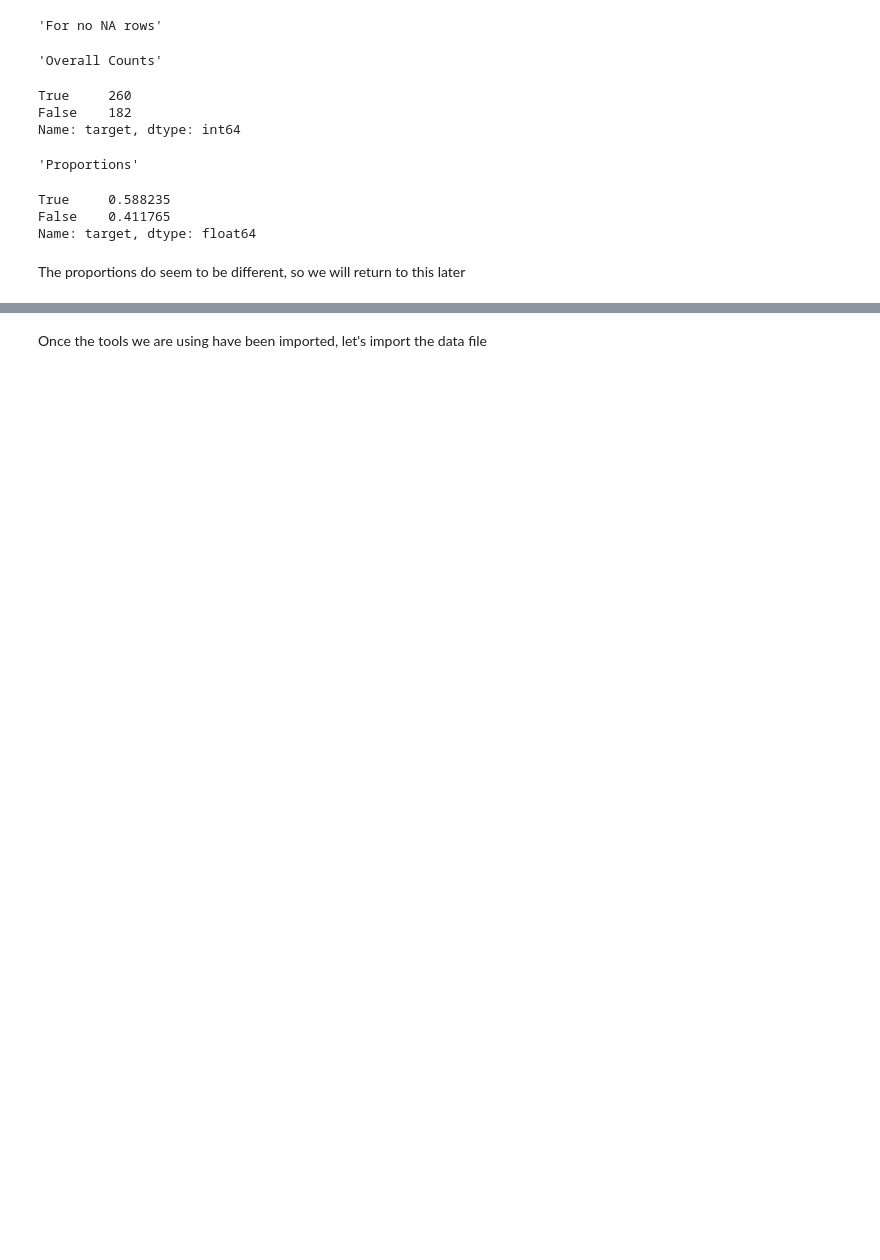
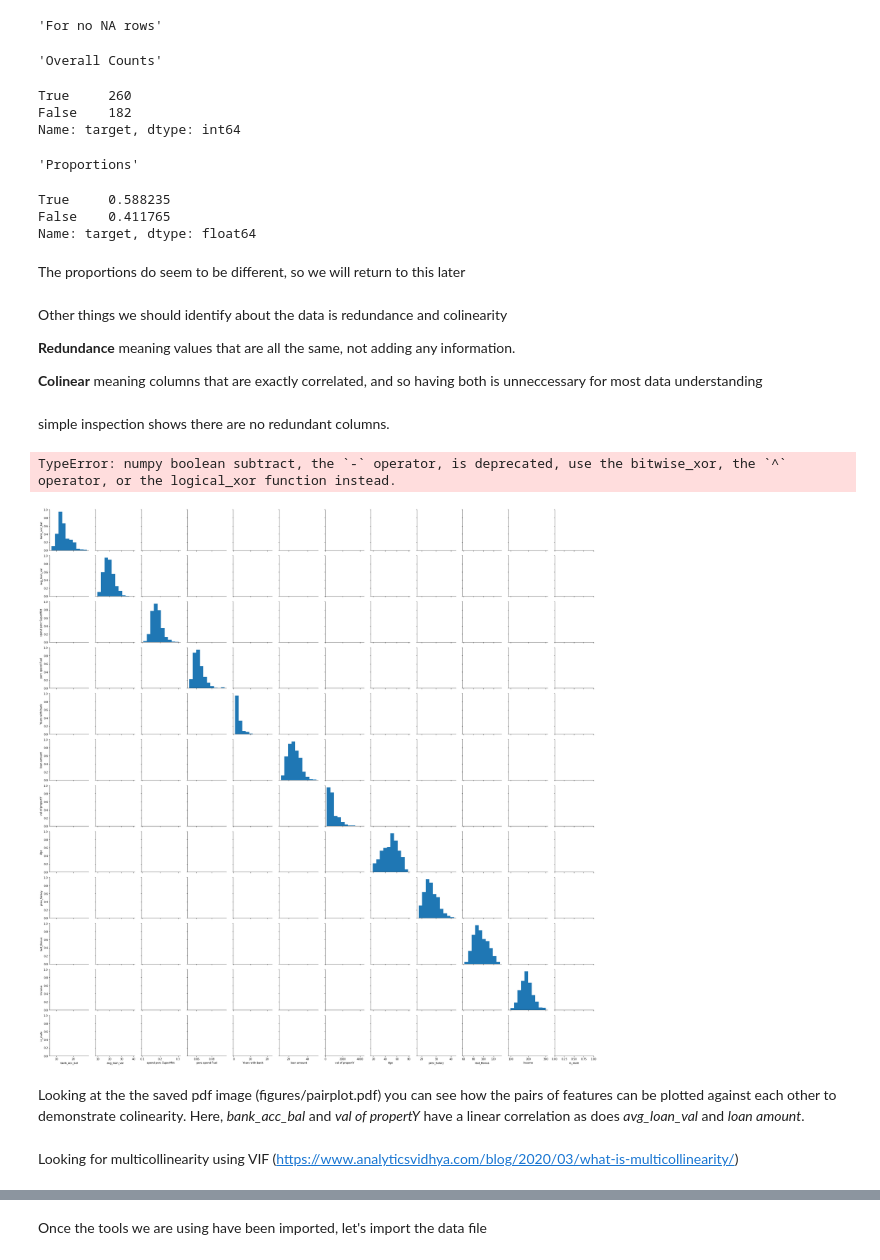
Before and after one commit to matt-ramcharan/047054-Data-Scientist-Assessment, a Jupyter notebook: DataScienceTask.ipynb, the cells around one changed output, grey strips where cells are left out. Saved outputs shown, nothing was run; the diff lists cells and outputs as text; code cells hidden in the pictures; blank space fills up the shorter version.

```diff
--- a/DataScienceTask.ipynb
+++ b/DataScienceTask.ipynb
@@ -116,17 +133,17 @@ Simple inspection shows the following:
 This may be relevant later, as these are different types of missing value.
 # %%
 #Since data is small, make a copy
-data_temp = data
+data_mapped = data
 
 # map columns to bool values
 GenderMap = {'Male':1, 'Female':0} #Apologies for the convention
 TargetMap = {'Y':1, 'N':0}
 
-data_temp['is_male'] = data_temp['Gender'].map(GenderMap).astype('bool')
-# data_temp.drop(labels='Gender',axis=1,inplace=True) #Probably unneccessary renaming of variables
-data_temp['target'] = data_temp['target'].map(TargetMap).astype('bool')
+data_mapped['is_male'] = data_mapped['Gender'].map(GenderMap).astype('bool')
+data_mapped.drop(labels='Gender',axis=1,inplace=True) #Probably unneccessary renaming of variables
+data_mapped['target'] = data_mapped['target'].map(TargetMap).astype('bool')
 
-display(data_temp)
+display(data_mapped)
 # %% [output]
 |  | bank_acc_bal | avg_loan_val | spend perc SuperMkt | perc spend Fuel | Years with bank | loan amount | ... |
 | 0 | 17.990 | 10.38 | 0.2419 | 0.07871 | 8.5890 | 17.33 | ... |
@@ -200,3 +217,24 @@ False    0.411765
 Name: target, dtype: float64
 # %% [markdown]
 The proportions do seem to be different, so we will return to this later
+# %% [markdown]
+Other things we should identify about the data is redundance and colinearity
+
+**Redundance** meaning values that are all the same, not adding any information.
+
+**Colinear** meaning columns that are exactly correlated, and so having both is unneccessary for most data understanding
+# %% [markdown]
+simple inspection shows there are no redundant columns.
+# %%
+#Simple way to show how columns are correlated with each other is a pairplot/plotmatrix/scatterplot matrix
+#This has been commented for memory saving purposes.
+
+import seaborn as sns
+pair_plot = sns.pairplot(data_mapped.drop('target',axis=1))#, hue="target")
+pair_plot.savefig('pairplot_nocols.pdf')
+# %% [output]
+TypeError: numpy boolean subtract, the `-` operator, is deprecated, use the bitwise_xor, the `^` operator, or the logical_xor function instead.
+[figure, added]
+# %% [markdown]
+Looking at the the saved pdf image (figures/pairplot.pdf) you can see how the pairs of features can be plotted against each other to demonstrate colinearity.
+Here, *bank_acc_bal* and *val of propertY* have a linear correlation as does *avg_loan_val* and *loan amount*.
@@ -202,0 +244,2 @@ The proportions do seem to be different, so we will return to this later
+# %% [markdown]
+Looking for multicollinearity using VIF (https://www.analyticsvidhya.com/blog/2020/03/what-is-multicollinearity/)
```
Also changed, not shown: parts of 6 cells of this notebook, 1 other file.
